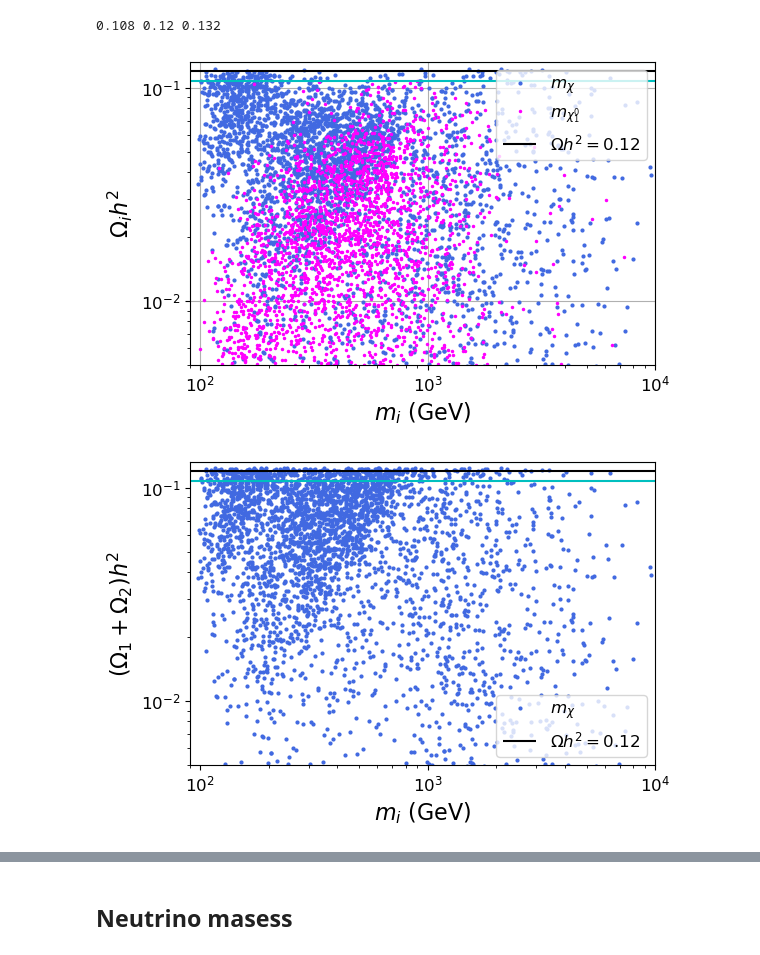
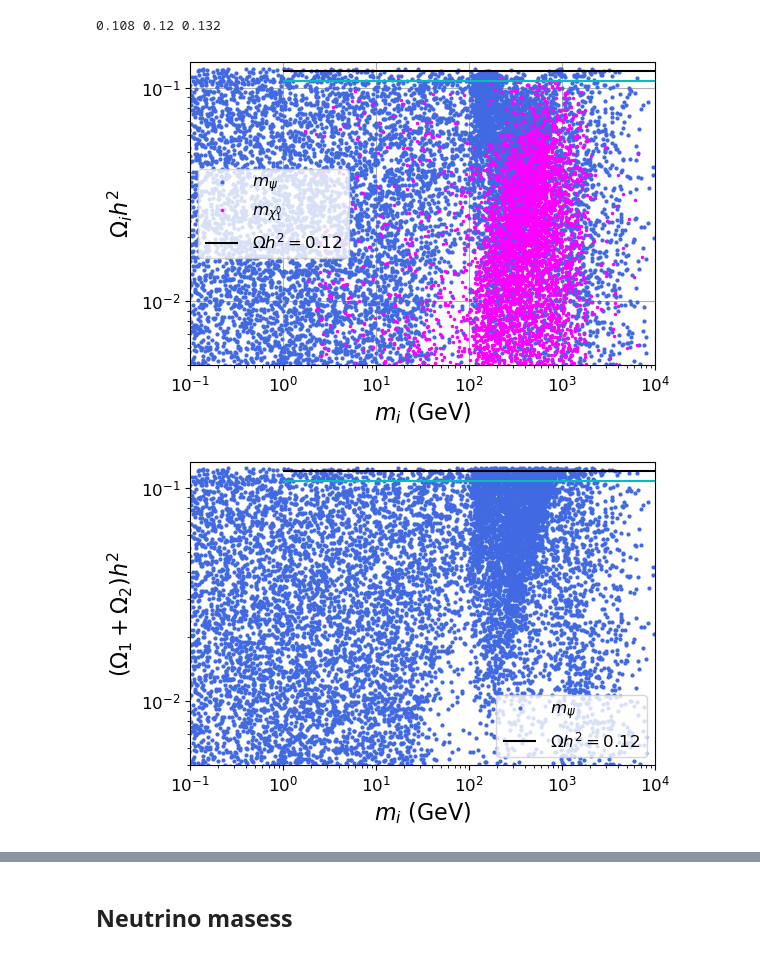
Before and after one commit to davidsuarezr/MDEO, a Jupyter notebook: random-scan-v3.ipynb, the cells around one changed output, grey strips where cells are left out. Saved outputs shown, nothing was run; the diff lists cells and outputs as text; code cells hidden in the pictures.

```diff
--- a/random-scan-v3.ipynb
+++ b/random-scan-v3.ipynb
@@ -323,31 +323,31 @@ print( Omega_min, Omega,Omega_max)
 # %%
 plt.figure(figsize=(6,4))
 
-plt.loglog(xd.mChi,xd.Omega1,color='royalblue', marker='.',ms=4,linestyle='',label='$m_\chi$')
+plt.loglog(xd.mChi,xd.Omega1,color='royalblue', marker='.',ms=4,linestyle='',label='$m_\psi$')
 plt.loglog(xd.mXi_1,xd.Omega2,color='magenta', marker='.',ms=3,linestyle='',label='$m_{\chi_1^0}$')
 
 plt.hlines(Omega_max,1,1e4, 'c',label=r'')
 plt.hlines(Omega_min,1,1e4, 'c',label=r'')
 
 plt.hlines(Omega,1,1e4, 'k',label=r'$\Omega h^2=$0.12')
 
 plt.xlabel(r'$m_i$ (GeV)',size=16)
 plt.ylabel(r'$\Omega_i h^2$',size=16)
 plt.legend()
 plt.grid()
 
 #plt.ylim(Omega_min,Omega_max)
 plt.ylim(5e-3,Omega_max)
-plt.xlim(90, 1e4)
+plt.xlim(0.1, 1e4)
 #plt.savefig('plots/DM.pdf')
 
 plt.tight_layout()
 # %% [output]
-[figure, old version]
+[figure, new version]
 # %%
 plt.figure(figsize=(6,4))
 
-plt.loglog(xd.mChi,(xd.Omega1+xd.Omega2),color='royalblue', marker='.',ms=4,linestyle='',label='$m_\chi$')
+plt.loglog(xd.mChi,(xd.Omega1+xd.Omega2),color='royalblue', marker='.',ms=4,linestyle='',label='$m_\psi$')
 #plt.loglog(xd.mXi_1,(xd.Omega1+xd.Omega2),'r.',label='$m_{\chi_1^0}$')
 
 plt.hlines(Omega_max,1,1e4, 'c',label=r'')
@@ -361,11 +361,11 @@ plt.legend()
 
 #plt.ylim(Omega_min,Omega_max)
 plt.ylim(5e-3,Omega_max)
-plt.xlim(90, 1e4)
+plt.xlim(0.1, 1e4)
 
 plt.tight_layout()
 # %% [output]
-[figure, old version]
+[figure, new version]
 # %%
 xDM = xd[np.logical_and((xd.Omega1+xd.Omega2)>Omega_min,(xd.Omega1+xd.Omega2)<Omega_max)]
 
```
Also changed, not shown: parts of 12 cells of this notebook, 2 other files.
